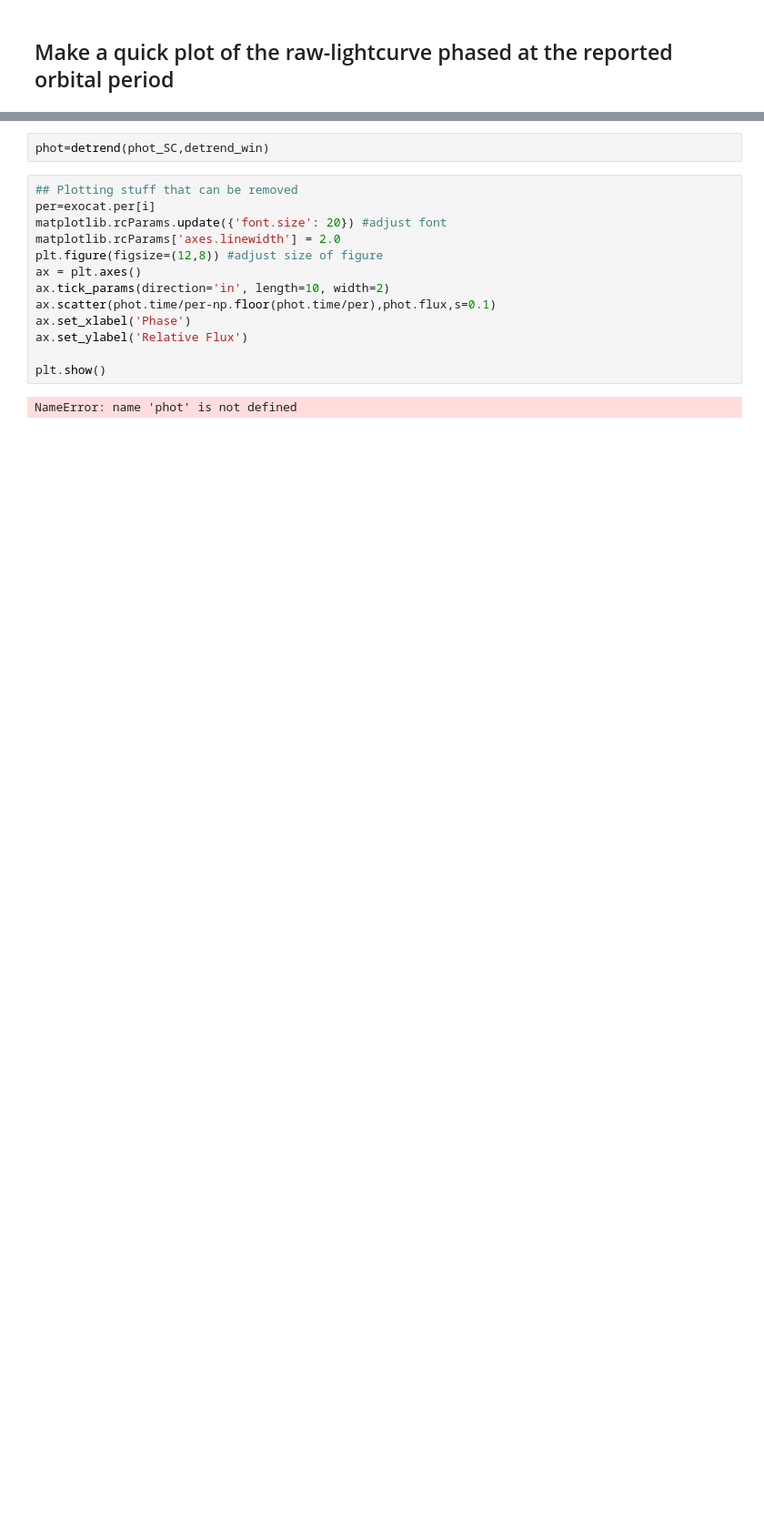
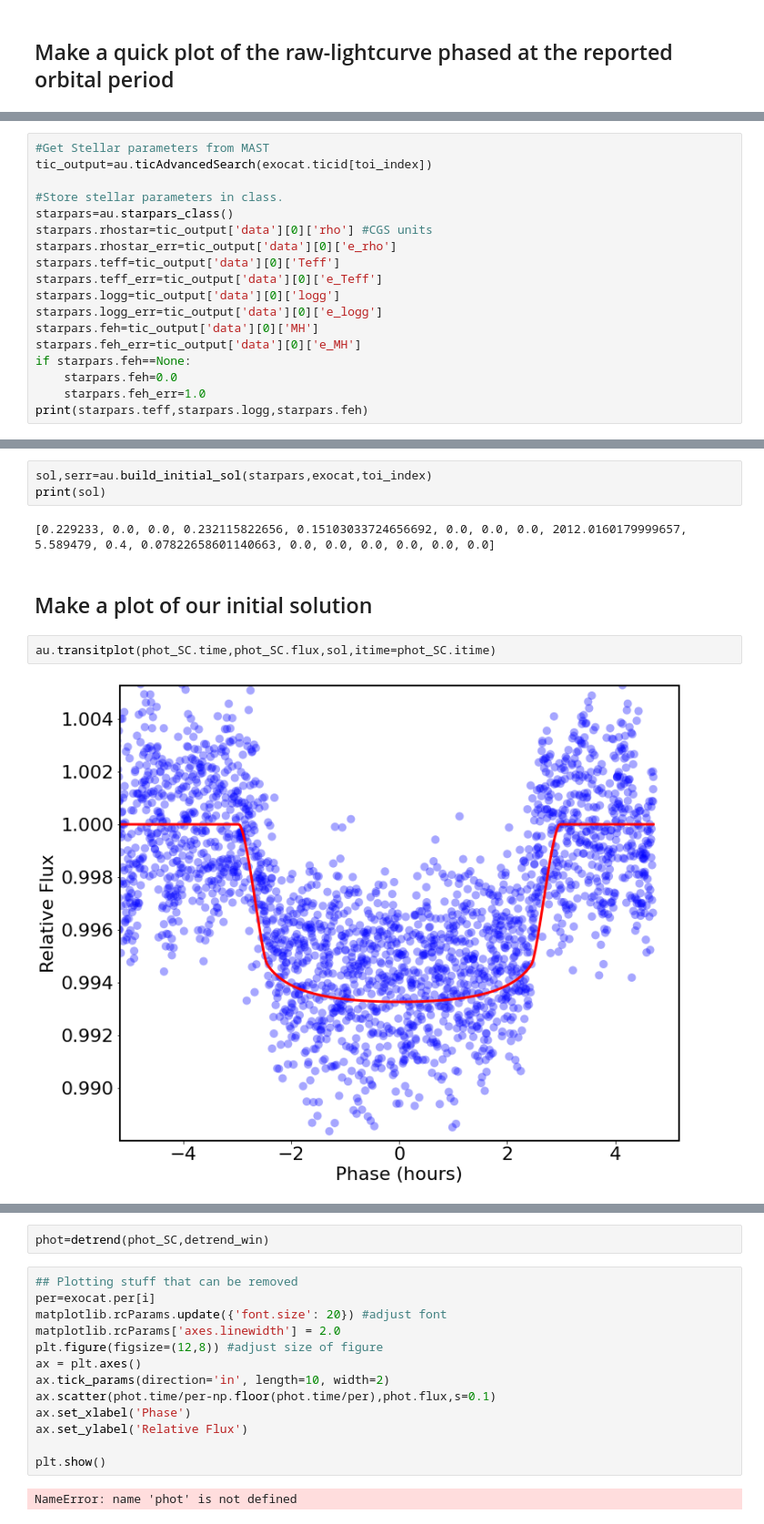
Before and after one commit to jasonfrowe/autotransit, a Jupyter notebook: AutoTransit.ipynb, the cells around one changed output, grey strips where cells are left out. Shown: that part at 91% size. Cells and saved outputs as stored; diff of their text form; blank space fills up the shorter version.

Commit message:
Fortran fast-Transit model with MPI works.

```diff
--- a/AutoTransit.ipynb
+++ b/AutoTransit.ipynb
@@ -154,0 +171,18 @@ tic_output=au.ticAdvancedSearch(u_ticid)
+# %%
+#Get Stellar parameters from MAST
+tic_output=au.ticAdvancedSearch(exocat.ticid[toi_index])
+
+#Store stellar parameters in class.
+starpars=au.starpars_class()
+starpars.rhostar=tic_output['data'][0]['rho'] #CGS units
+starpars.rhostar_err=tic_output['data'][0]['e_rho']
+starpars.teff=tic_output['data'][0]['Teff']
+starpars.teff_err=tic_output['data'][0]['e_Teff']
+starpars.logg=tic_output['data'][0]['logg']
+starpars.logg_err=tic_output['data'][0]['e_logg']
+starpars.feh=tic_output['data'][0]['MH']
+starpars.feh_err=tic_output['data'][0]['e_MH']
+if starpars.feh==None:
+    starpars.feh=0.0
+    starpars.feh_err=1.0
+print(starpars.teff,starpars.logg,starpars.feh)
@@ -154,0 +211,11 @@ tic_output=au.ticAdvancedSearch(u_ticid)
+# %%
+sol,serr=au.build_initial_sol(starpars,exocat,toi_index)
+print(sol)
+# %% [output]
+[0.229233, 0.0, 0.0, 0.232115822656, 0.15103033724656692, 0.0, 0.0, 0.0, 2012.0160179999657, 5.589479, 0.4, 0.07822658601140663, 0.0, 0.0, 0.0, 0.0, 0.0, 0.0]
+# %% [markdown]
+## Make a plot of our initial solution
+# %%
+au.transitplot(phot_SC.time,phot_SC.flux,sol,itime=phot_SC.itime)
+# %% [output]
+[figure, added]
```
Also changed, not shown: parts of 14 cells of this notebook, 14 other files.
